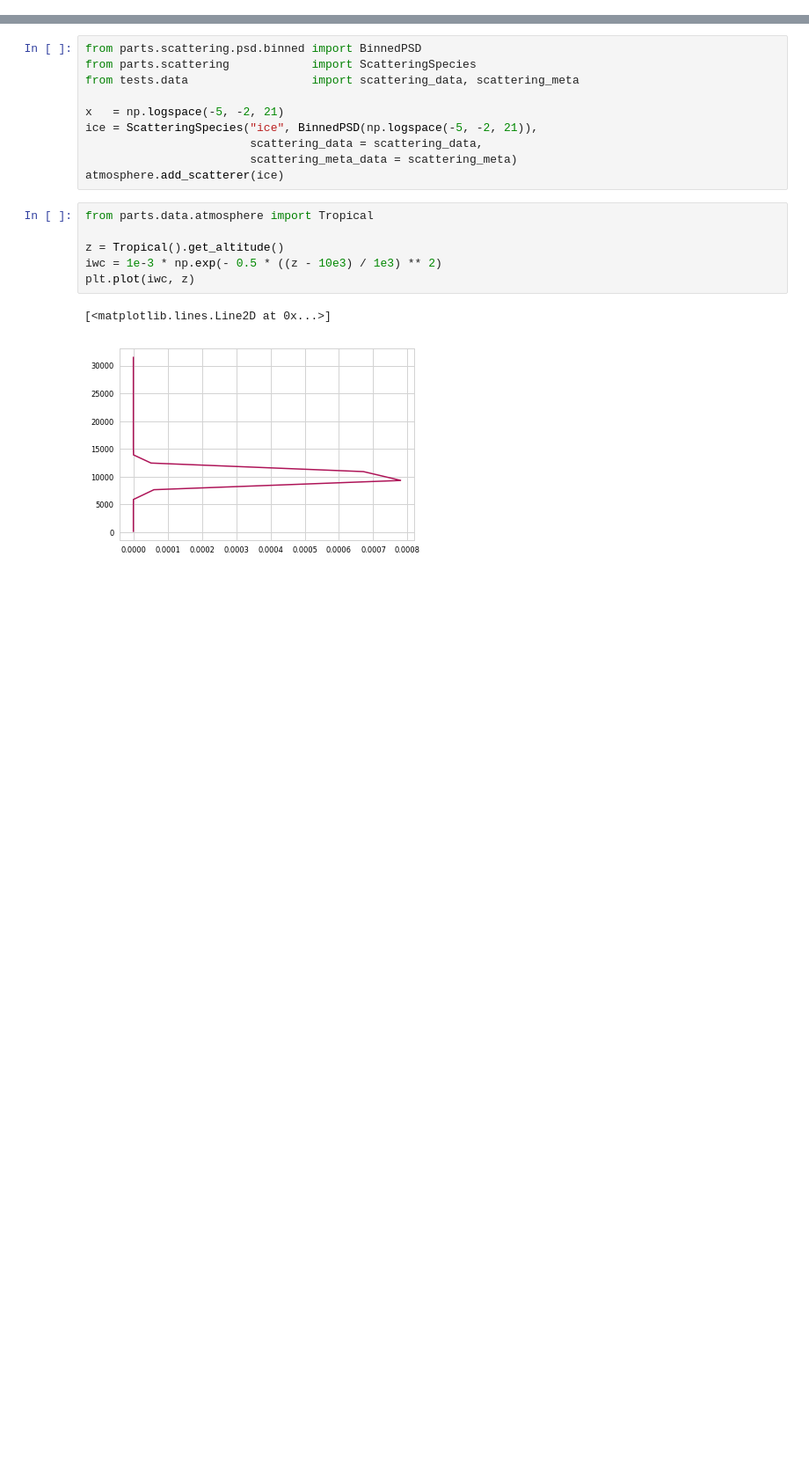
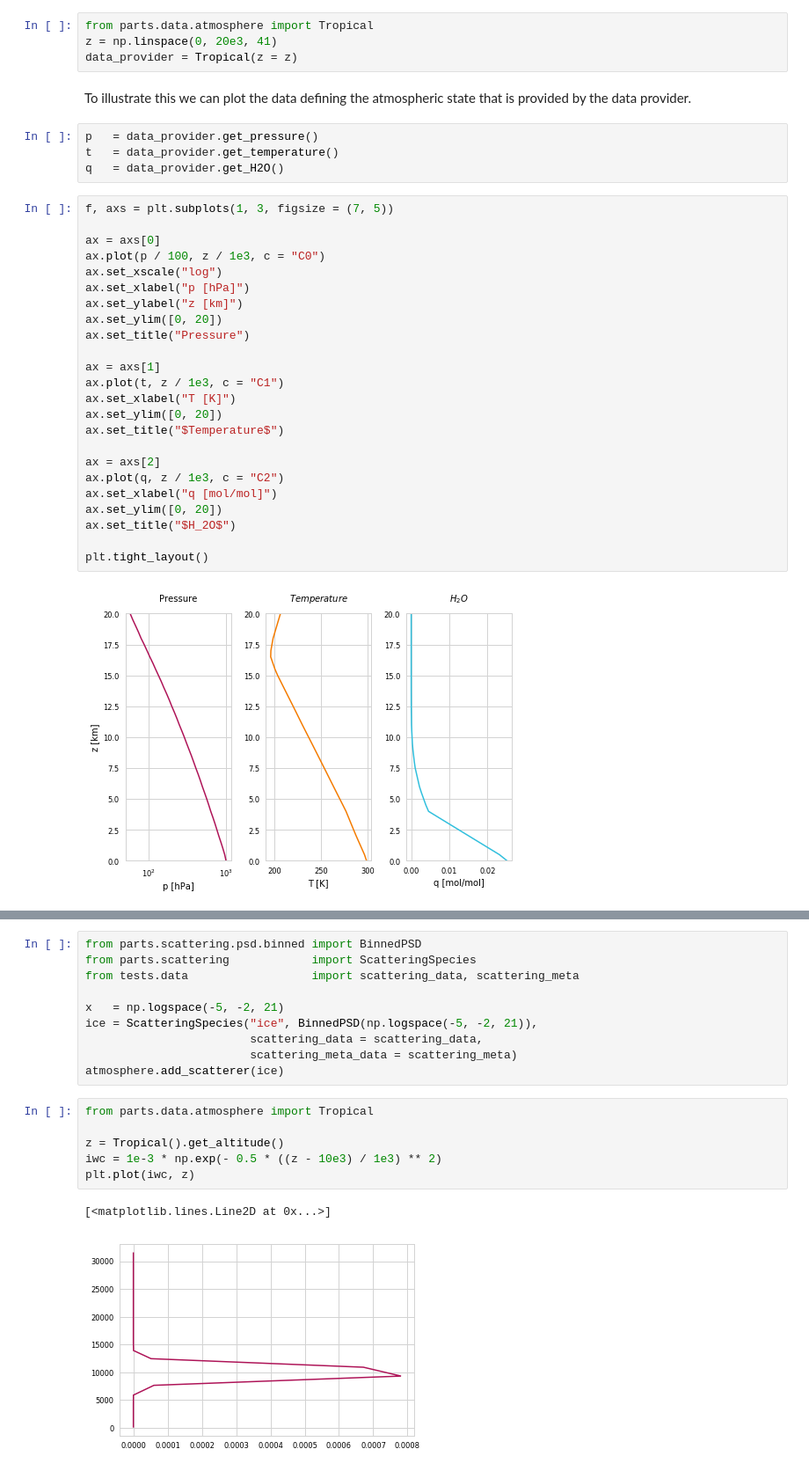
Before and after one commit to simonpf/artssat, a Jupyter notebook: examples/notebooks/clouds.ipynb, the cells around one changed output, grey strips where cells are left out. Shown: that part at 88% size. Cells and saved outputs as stored; diff of their text form; blank space fills up the shorter version.

```diff
--- a/examples/notebooks/clouds.ipynb
+++ b/examples/notebooks/clouds.ipynb
@@ -11,0 +70,36 @@ atmosphere = StandardAtmosphere()
+# %%
+from parts.data.atmosphere import Tropical
+z = np.linspace(0, 20e3, 41)
+data_provider = Tropical(z = z)
+# %% [markdown]
+To illustrate this we can plot the data defining the atmospheric state that is provided by the data provider.
+# %%
+p   = data_provider.get_pressure()
+t   = data_provider.get_temperature()
+q   = data_provider.get_H2O()
+# %%
+f, axs = plt.subplots(1, 3, figsize = (7, 5))
+
+ax = axs[0]
+ax.plot(p / 100, z / 1e3, c = "C0")
+ax.set_xscale("log")
+ax.set_xlabel("p [hPa]")
+ax.set_ylabel("z [km]")
+ax.set_ylim([0, 20])
+ax.set_title("Pressure")
+
+ax = axs[1]
+ax.plot(t, z / 1e3, c = "C1")
+ax.set_xlabel("T [K]")
+ax.set_ylim([0, 20])
+ax.set_title("$Temperature$")
+
+ax = axs[2]
+ax.plot(q, z / 1e3, c = "C2")
+ax.set_xlabel("q [mol/mol]")
+ax.set_ylim([0, 20])
+ax.set_title("$H_2O$")
+
+plt.tight_layout()
+# %% [output]
+[figure, added]
```
Also changed, not shown: parts of 63 cells of this notebook, 9 other files.
